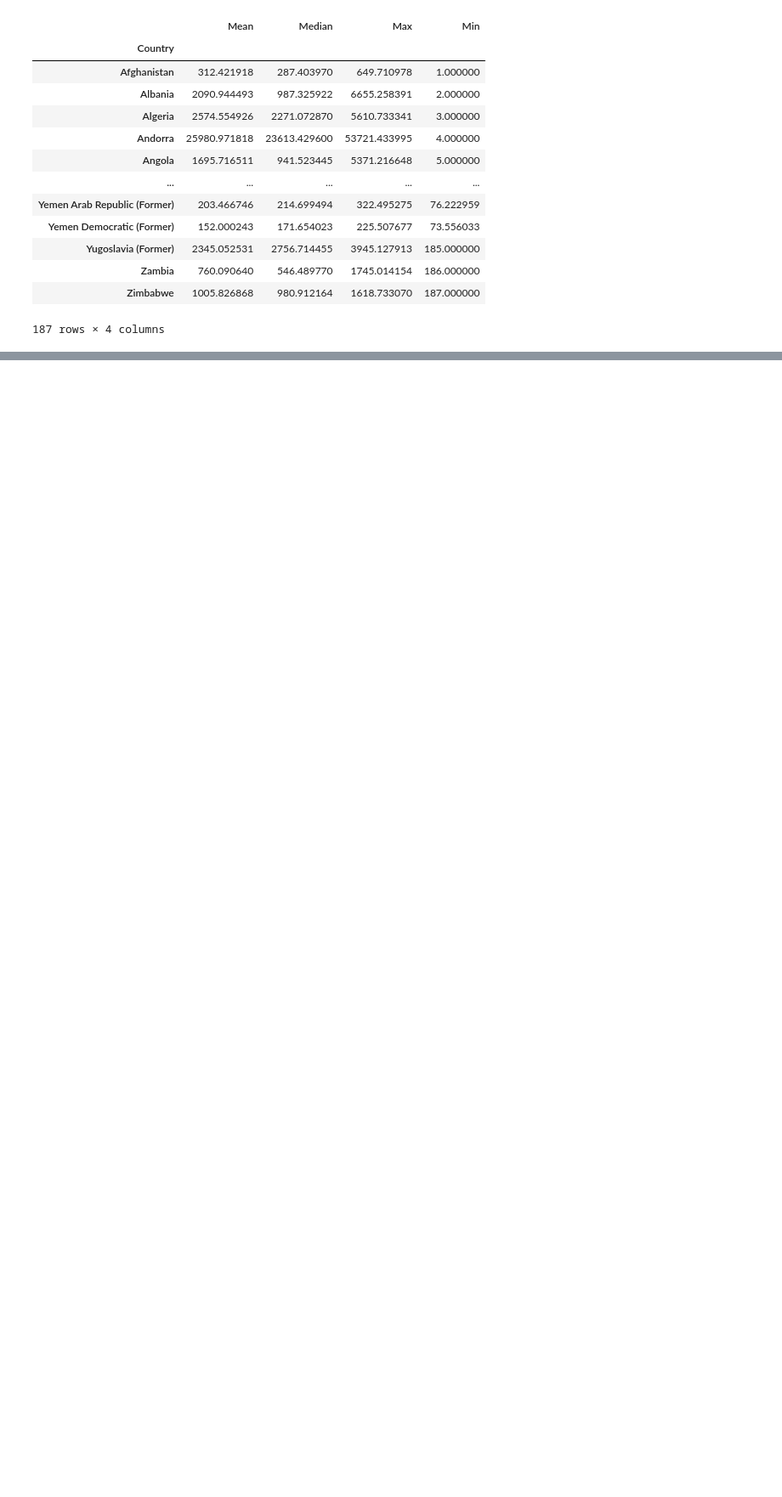
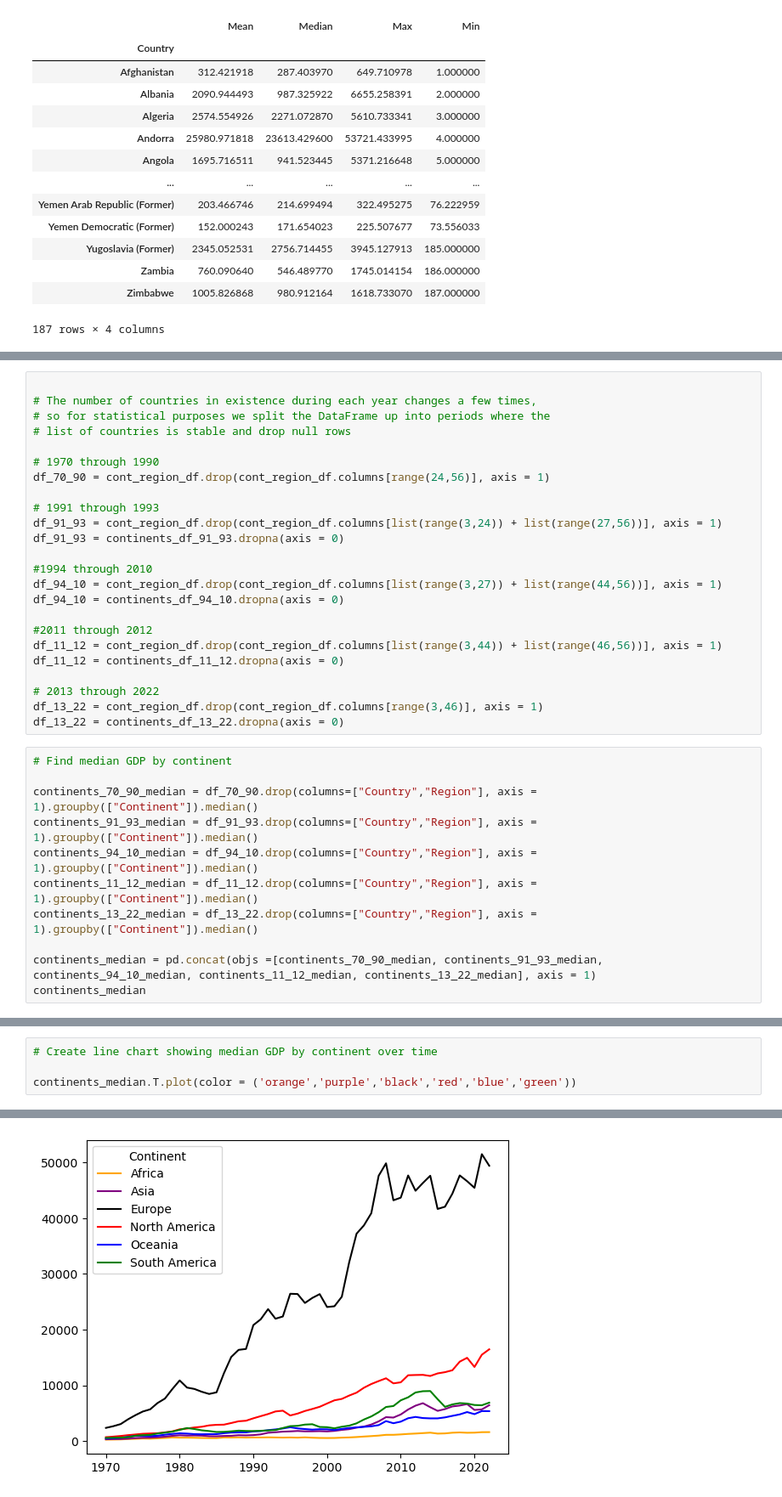
Before and after one commit to connerdekok/Country_GDP, a Jupyter notebook: Country_GDP.ipynb, the cells around one changed output, grey strips where cells are left out. Shown at 85% size. Saved outputs shown, nothing was run; the diff lists cells and outputs as text; blank space fills up the shorter version.

Commit message:
Added line charts showing GDP by continent and by region. Latter needs cleaning up to be useful in any way.

```diff
--- a/Country_GDP.ipynb
+++ b/Country_GDP.ipynb
@@ -84,0 +107,35 @@ Zane End
+# %%
+
+# The number of countries in existence during each year changes a few times,
+# so for statistical purposes we split the DataFrame up into periods where the
+# list of countries is stable and drop null rows
+
+# 1970 through 1990
+df_70_90 = cont_region_df.drop(cont_region_df.columns[range(24,56)], axis = 1)
+
+# 1991 through 1993
+df_91_93 = cont_region_df.drop(cont_region_df.columns[list(range(3,24)) + list(range(27,56))], axis = 1)
+df_91_93 = continents_df_91_93.dropna(axis = 0)
+
+#1994 through 2010
+df_94_10 = cont_region_df.drop(cont_region_df.columns[list(range(3,27)) + list(range(44,56))], axis = 1)
+df_94_10 = continents_df_94_10.dropna(axis = 0)
+
+#2011 through 2012
+df_11_12 = cont_region_df.drop(cont_region_df.columns[list(range(3,44)) + list(range(46,56))], axis = 1)
+df_11_12 = continents_df_11_12.dropna(axis = 0)
+
+# 2013 through 2022
+df_13_22 = cont_region_df.drop(cont_region_df.columns[range(3,46)], axis = 1)
+df_13_22 = continents_df_13_22.dropna(axis = 0)
+# %%
+# Find median GDP by continent
+
+continents_70_90_median = df_70_90.drop(columns=["Country","Region"], axis = 1).groupby(["Continent"]).median()
+continents_91_93_median = df_91_93.drop(columns=["Country","Region"], axis = 1).groupby(["Continent"]).median()
+continents_94_10_median = df_94_10.drop(columns=["Country","Region"], axis = 1).groupby(["Continent"]).median()
+continents_11_12_median = df_11_12.drop(columns=["Country","Region"], axis = 1).groupby(["Continent"]).median()
+continents_13_22_median = df_13_22.drop(columns=["Country","Region"], axis = 1).groupby(["Continent"]).median()
+
+continents_median = pd.concat(objs =[continents_70_90_median, continents_91_93_median, continents_94_10_median, continents_11_12_median, continents_13_22_median], axis = 1)
+continents_median
@@ -84,0 +183,5 @@ Zane End
+# %%
+# Create line chart showing median GDP by continent over time
+
+continents_median.T.plot(color = ('orange','purple','black','red','blue','green'))
+# %% [output]
@@ -84,0 +189 @@ Zane End
+[figure, added]
```
Also changed, not shown: parts of 22 cells of this notebook, 1 other file.
